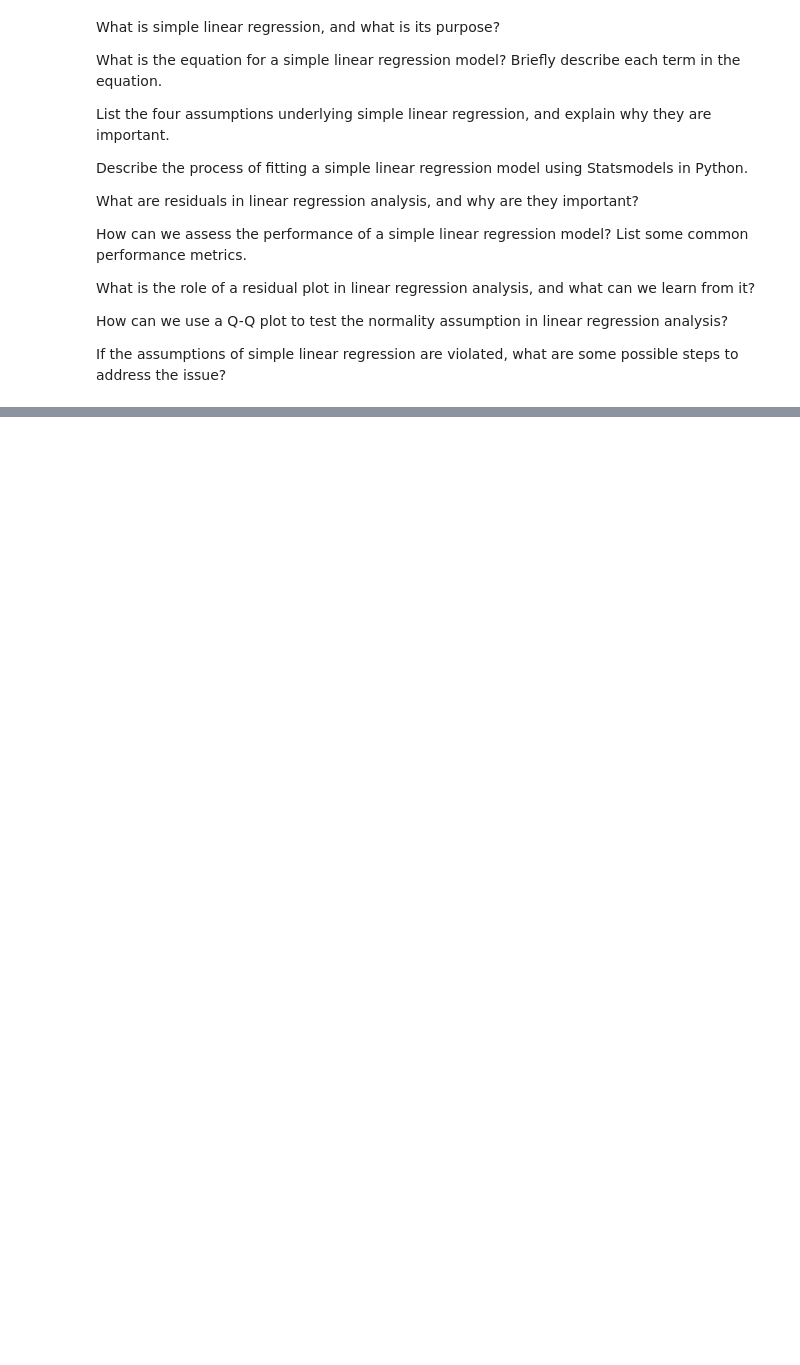
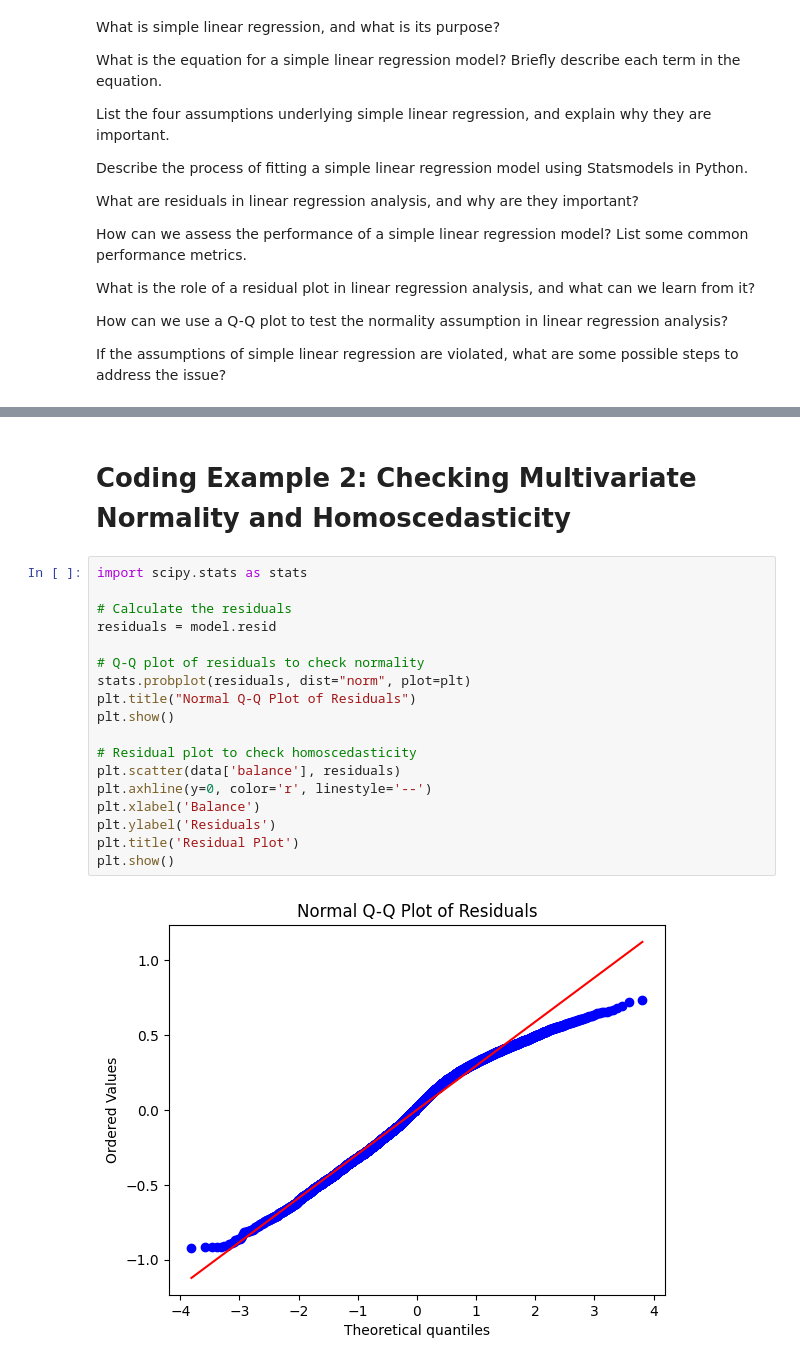
Before and after one commit to SSSpock/skillspire, a Jupyter notebook: regression.ipynb, the cells around one changed output, grey strips where cells are left out. Cells and saved outputs as stored; diff of their text form; blank space fills up the shorter version.

```diff
--- a/regression.ipynb
+++ b/regression.ipynb
@@ -275,0 +350,22 @@ If the assumptions of simple linear regression are violated, what are some possi
+# %% [markdown]
+# Coding Example 2: Checking Multivariate Normality and Homoscedasticity
+# %%
+import scipy.stats as stats
+
+# Calculate the residuals
+residuals = model.resid
+
+# Q-Q plot of residuals to check normality
+stats.probplot(residuals, dist="norm", plot=plt)
+plt.title("Normal Q-Q Plot of Residuals")
+plt.show()
+
+# Residual plot to check homoscedasticity
+plt.scatter(data['balance'], residuals)
+plt.axhline(y=0, color='r', linestyle='--')
+plt.xlabel('Balance')
+plt.ylabel('Residuals')
+plt.title('Residual Plot')
+plt.show()
+# %% [output]
+[figure, added]
```
Also changed, not shown: parts of 36 cells of this notebook.
